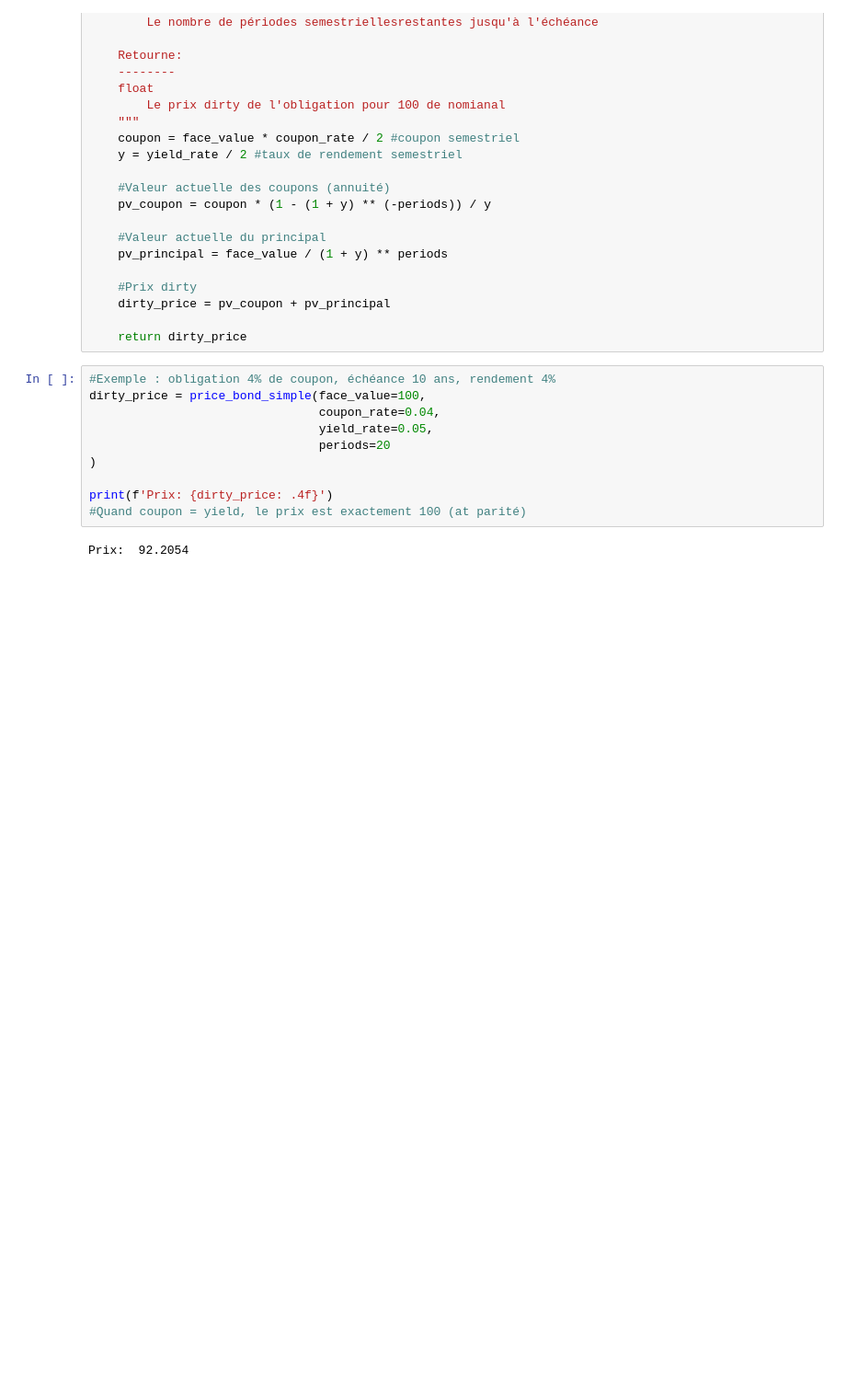
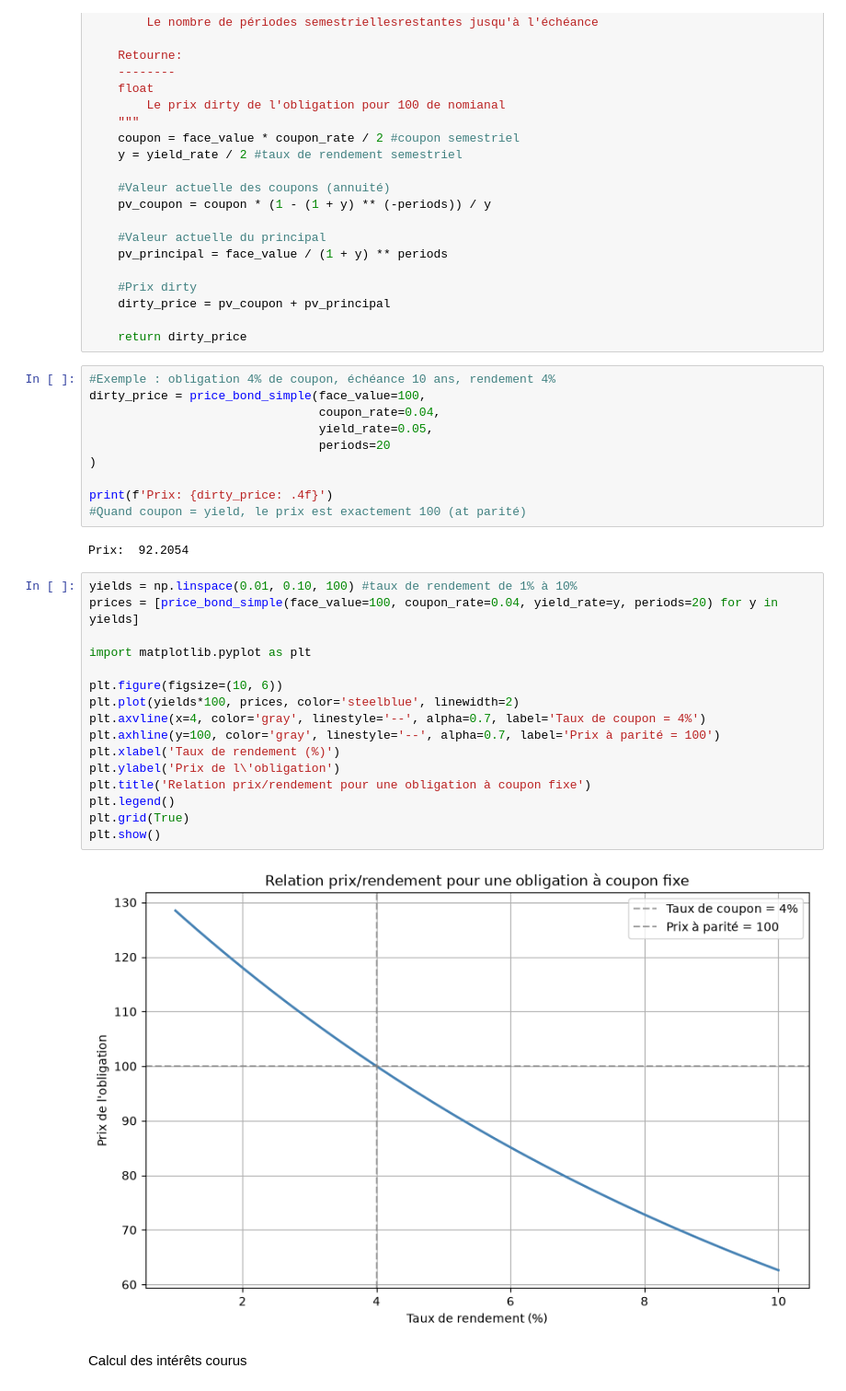
Before and after one commit to chrisyoann24-coder/Treasury-basis-trading, a Jupyter notebook: notebooks/02_bond_pricing.ipynb, the cells around one changed output. Shown at 92% size. Cells and saved outputs as stored; diff of their text form; blank space fills up the shorter version.

```diff
--- a/notebooks/02_bond_pricing.ipynb
+++ b/notebooks/02_bond_pricing.ipynb
@@ -48,3 +48,23 @@ print(f'Prix: {dirty_price: .4f}')
 #Quand coupon = yield, le prix est exactement 100 (at parité)
 # %% [output]
 Prix:  92.2054
+# %%
+yields = np.linspace(0.01, 0.10, 100) #taux de rendement de 1% à 10%
+prices = [price_bond_simple(face_value=100, coupon_rate=0.04, yield_rate=y, periods=20) for y in yields]
+
+import matplotlib.pyplot as plt
+
+plt.figure(figsize=(10, 6))
+plt.plot(yields*100, prices, color='steelblue', linewidth=2)
+plt.axvline(x=4, color='gray', linestyle='--', alpha=0.7, label='Taux de coupon = 4%')
+plt.axhline(y=100, color='gray', linestyle='--', alpha=0.7, label='Prix à parité = 100')
+plt.xlabel('Taux de rendement (%)')
+plt.ylabel('Prix de l\'obligation')
+plt.title('Relation prix/rendement pour une obligation à coupon fixe')
+plt.legend()
+plt.grid(True)
+plt.show()
+# %% [output]
+[figure, added]
+# %% [markdown]
+Calcul des intérêts courus
```
Also changed, not shown: parts of 5 cells of this notebook, 13 other files.
